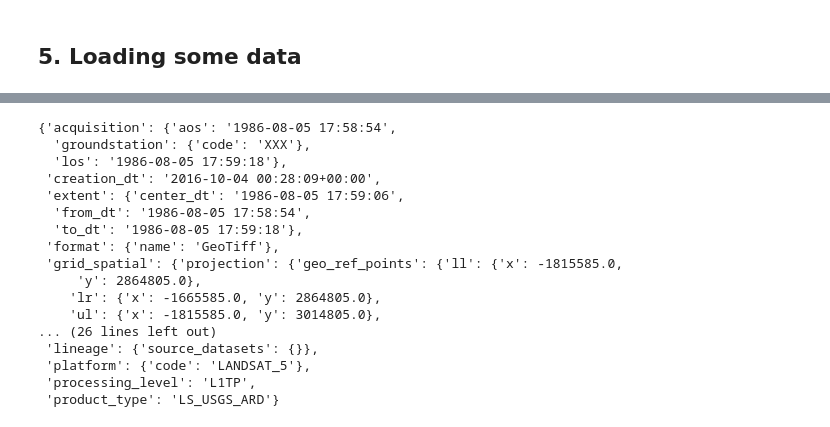
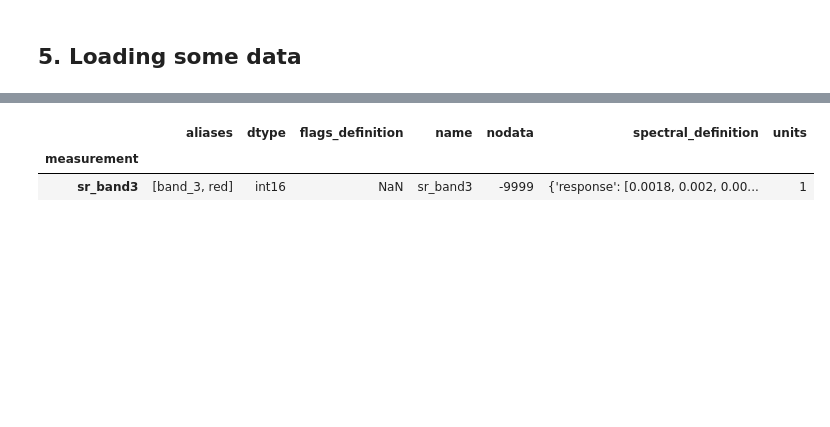
Before and after one commit to repository-preservation/aws-pyccd, a Jupyter notebook: notebooks/Copy Landsat to S3.ipynb, the cells around one changed output, grey strips where cells are left out. Cells and saved outputs as stored; diff of their text form; code cells hidden in the pictures; blank space fills up the shorter version.

```diff
--- a/notebooks/Copy Landsat to S3.ipynb
+++ b/notebooks/Copy Landsat to S3.ipynb
@@ -333,7 +357,7 @@ for metadata_path, metadata_doc in get_metadata_docs(bucket):
 # %% [markdown]
 ## 5. Loading some data
 # %%
-data = dc.load('ls5_usgs_ard', dask_chunks={'time':1, 'x': 1000, 'y': 1000})
+data = dc.load('ls5_usgs_ard', time=('1991-03', '1991-04'), dask_chunks={'time':1, 'x': 5000, 'y': 1})
 # %%
 data.sizes
 # %% [output]
@@ -348,6 +373,6 @@ import dask
 import dask.multiprocessing
 # %%
 %%time
-spaghetti1 = data.sr_band1[5:10,2500, 2500]
+spaghetti1 = data.sr_band1[:,2500:2650, 2500:2650]
 with dask.set_options(get=dask.async.get_sync):
     spaghetti1.load()
@@ -357,5 +379,5 @@ Wall time: 1min 18s
 # %%
 %%time
-spaghetti2 = data.sr_band1[0:20,2500, 2500]
+spaghetti2 = data.sr_band1[:,2500:2650, 2500:2650]
 with dask.set_options(get=dask.multiprocessing.get):
     spaghetti2.load()
@@ -369,20 +383,0 @@ dataset = ds[0]
-# %%
-dataset.metadata_doc
-# %% [output]
-{'acquisition': {'aos': '1986-08-05 17:58:54',
-  'groundstation': {'code': 'XXX'},
-  'los': '1986-08-05 17:59:18'},
- 'creation_dt': '2016-10-04 00:28:09+00:00',
- 'extent': {'center_dt': '1986-08-05 17:59:06',
-  'from_dt': '1986-08-05 17:58:54',
-  'to_dt': '1986-08-05 17:59:18'},
- 'format': {'name': 'GeoTiff'},
- 'grid_spatial': {'projection': {'geo_ref_points': {'ll': {'x': -1815585.0,
-     'y': 2864805.0},
-    'lr': {'x': -1665585.0, 'y': 2864805.0},
-    'ul': {'x': -1815585.0, 'y': 3014805.0},
-... (26 lines left out)
- 'lineage': {'source_datasets': {}},
- 'platform': {'code': 'LANDSAT_5'},
- 'processing_level': 'L1TP',
- 'product_type': 'LS_USGS_ARD'}
@@ -390,0 +389,7 @@ dataset.metadata_doc['extent']['coord'] = dataset.metadata_doc
+# %%
+bands = dc.list_measurements().loc['ls5_usgs_ard']
+bands[bands['aliases'].apply(lambda b: 'red' in b)]
+# %% [output]
+|  | aliases | dtype | flags_definition | name | nodata | spectral_definition | units |
+| measurement |  |  |  |  |  |  |  |
+| sr_band3 | [band_3, red] | int16 | NaN | sr_band3 | -9999 | {'response': [0.0018, 0.002, 0.00... | 1 |
```
Also changed, not shown: parts of 21 cells of this notebook, 2 other files.
